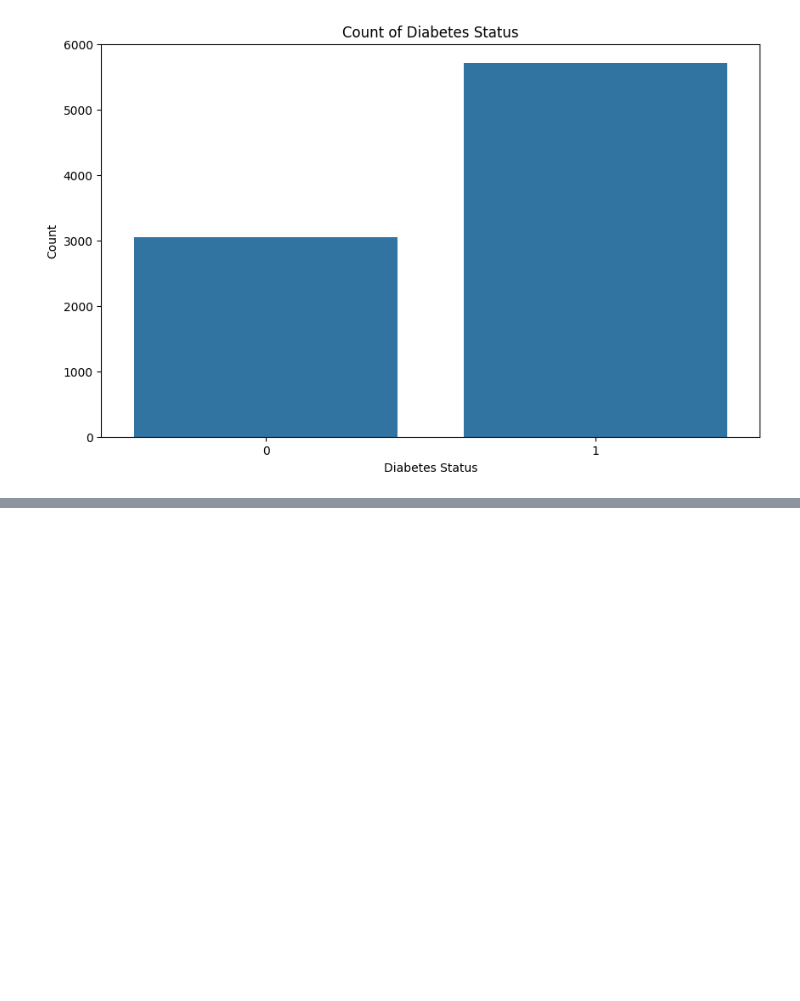
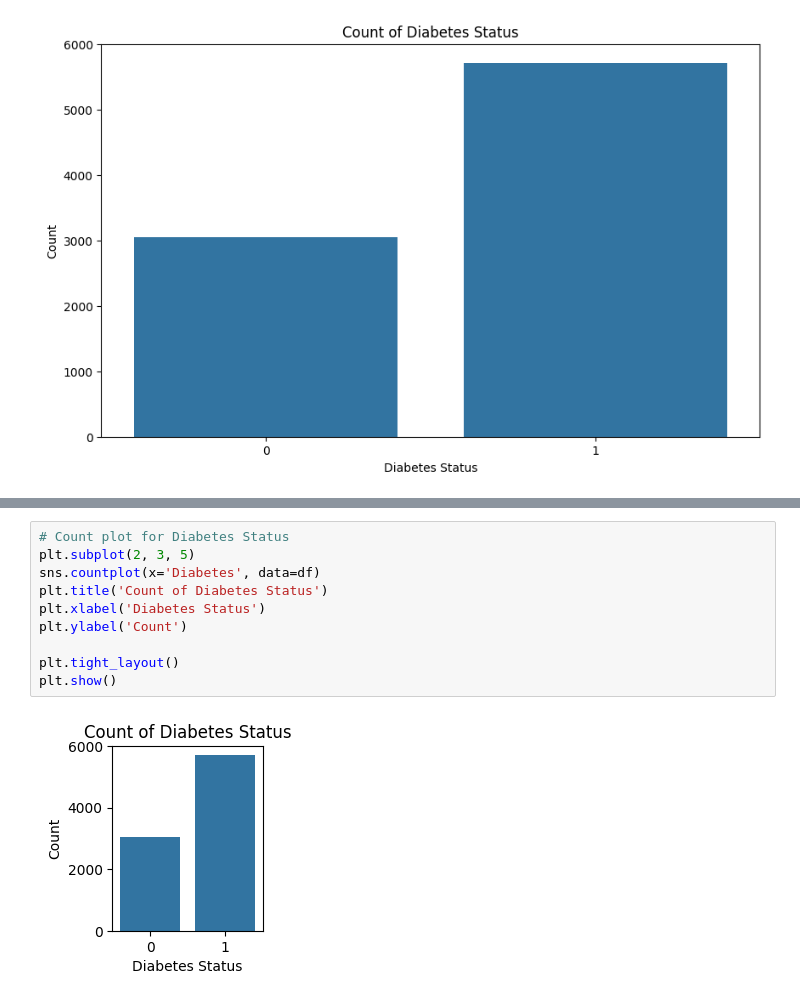
Before and after one commit to Group4-s2025/DATA6550-Bias, a Jupyter notebook: Copy_of_Module_2_Project_Group_4.ipynb, the cells around one changed output, grey strips where cells are left out. Drawn from its saved outputs; the diff is of its cells as text; blank space fills up the shorter version.

```diff
--- a/Copy_of_Module_2_Project_Group_4.ipynb
+++ b/Copy_of_Module_2_Project_Group_4.ipynb
@@ -191,0 +221,12 @@ plt.show()
+# %%
+# Count plot for Diabetes Status
+plt.subplot(2, 3, 5)
+sns.countplot(x='Diabetes', data=df)
+plt.title('Count of Diabetes Status')
+plt.xlabel('Diabetes Status')
+plt.ylabel('Count')
+
+plt.tight_layout()
+plt.show()
+# %% [output]
+[figure, added]
```
Also changed, not shown: parts of 3 cells of this notebook.
